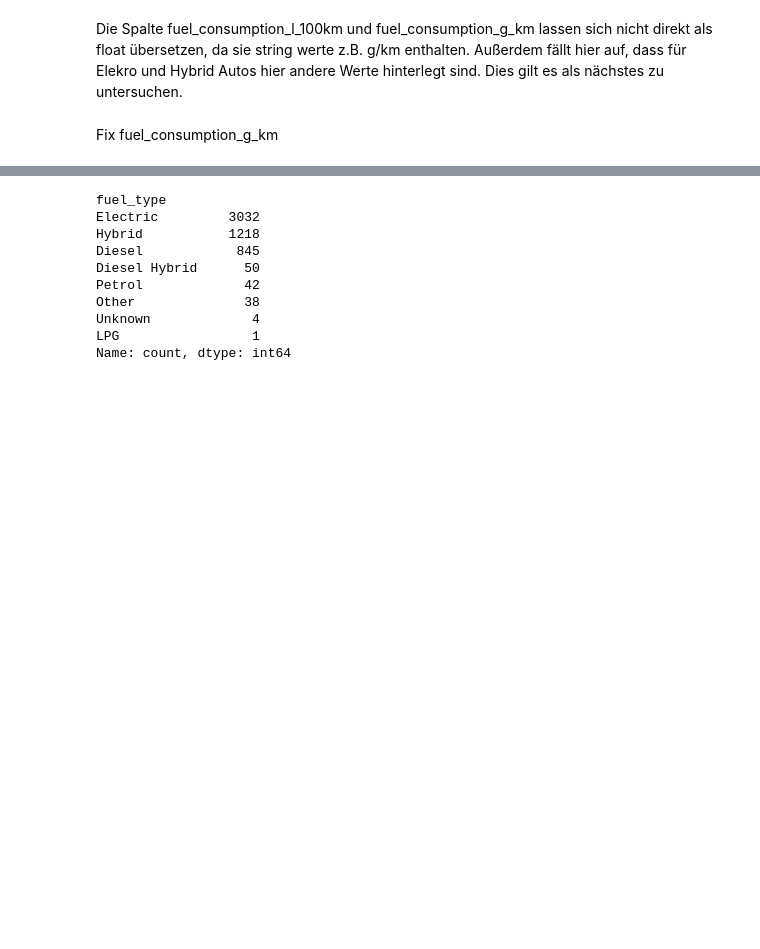
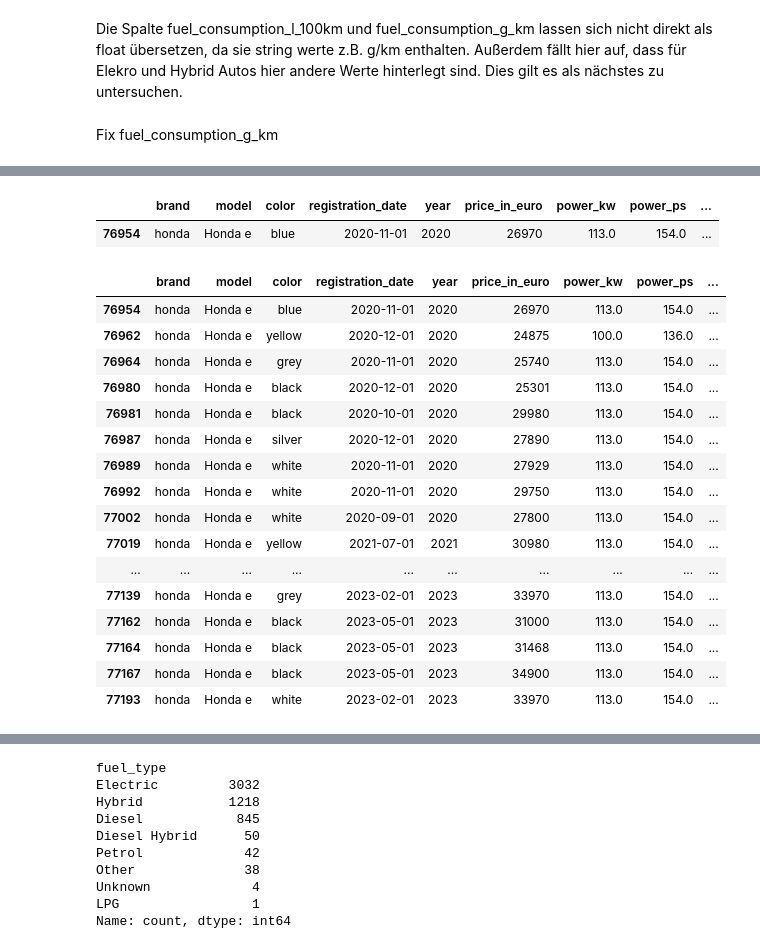
Before and after one commit to kiljos/data_mining, a Jupyter notebook: EDA/data_analysis.ipynb, the cells around one changed output, grey strips where cells are left out. Cells and saved outputs as stored; diff of their text form; code cells hidden in the pictures; blank space fills up the shorter version.

```diff
--- a/EDA/data_analysis.ipynb
+++ b/EDA/data_analysis.ipynb
@@ -174,0 +184,25 @@ Fix fuel_consumption_g_km
+# %%
+df[df['fuel_consumption_l_100km'] == '17,8 kWh/100 km']
+# %% [output]
+|  | brand | model | color | registration_date | year | price_in_euro | power_kw | power_ps | ... |
+| 76954 | honda | Honda e | blue | 2020-11-01 | 2020 | 26970 | 113.0 | 154.0 | ... |
+# %%
+df[df['model'] == 'Honda e']
+# %% [output]
+|  | brand | model | color | registration_date | year | price_in_euro | power_kw | power_ps | ... |
+| 76954 | honda | Honda e | blue | 2020-11-01 | 2020 | 26970 | 113.0 | 154.0 | ... |
+| 76962 | honda | Honda e | yellow | 2020-12-01 | 2020 | 24875 | 100.0 | 136.0 | ... |
+| 76964 | honda | Honda e | grey | 2020-11-01 | 2020 | 25740 | 113.0 | 154.0 | ... |
+| 76980 | honda | Honda e | black | 2020-12-01 | 2020 | 25301 | 113.0 | 154.0 | ... |
+| 76981 | honda | Honda e | black | 2020-10-01 | 2020 | 29980 | 113.0 | 154.0 | ... |
+| 76987 | honda | Honda e | silver | 2020-12-01 | 2020 | 27890 | 113.0 | 154.0 | ... |
+| 76989 | honda | Honda e | white | 2020-11-01 | 2020 | 27929 | 113.0 | 154.0 | ... |
+| 76992 | honda | Honda e | white | 2020-11-01 | 2020 | 29750 | 113.0 | 154.0 | ... |
+| 77002 | honda | Honda e | white | 2020-09-01 | 2020 | 27800 | 113.0 | 154.0 | ... |
+| 77019 | honda | Honda e | yellow | 2021-07-01 | 2021 | 30980 | 113.0 | 154.0 | ... |
+| ... | ... | ... | ... | ... | ... | ... | ... | ... | ... |
+| 77139 | honda | Honda e | grey | 2023-02-01 | 2023 | 33970 | 113.0 | 154.0 | ... |
+| 77162 | honda | Honda e | black | 2023-05-01 | 2023 | 31000 | 113.0 | 154.0 | ... |
+| 77164 | honda | Honda e | black | 2023-05-01 | 2023 | 31468 | 113.0 | 154.0 | ... |
+| 77167 | honda | Honda e | black | 2023-05-01 | 2023 | 34900 | 113.0 | 154.0 | ... |
+| 77193 | honda | Honda e | white | 2023-02-01 | 2023 | 33970 | 113.0 | 154.0 | ... |
```
Also changed, not shown: parts of 5 cells of this notebook.
